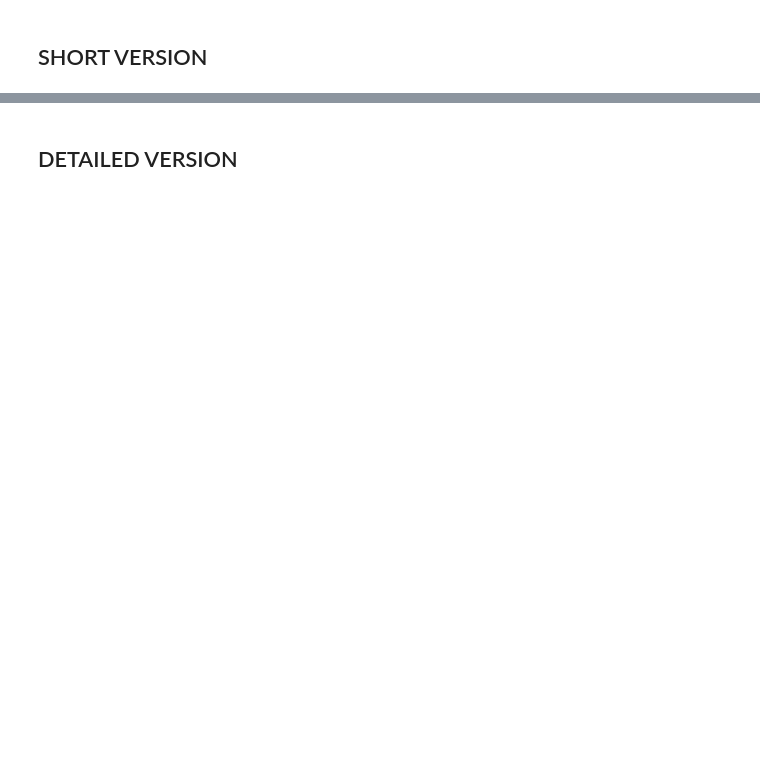
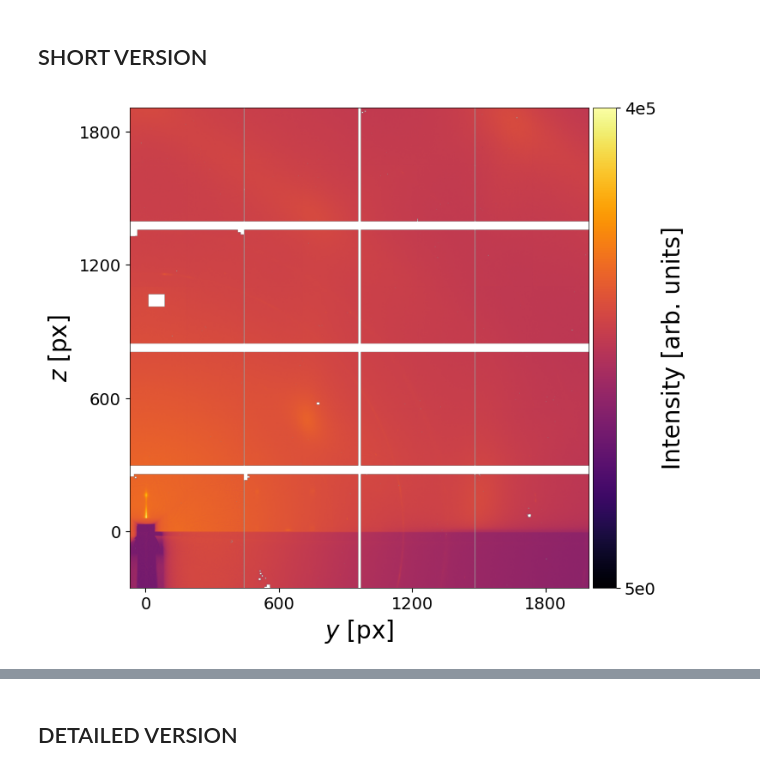
Before and after one commit to mlgid-project/pygid, a Jupyter notebook: example/pygid example.ipynb, the cells around one changed output, grey strips where cells are left out. Cells and saved outputs as stored; diff of their text form; code cells hidden in the pictures; blank space fills up the shorter version.

```diff
--- a/example/pygid example.ipynb
+++ b/example/pygid example.ipynb
@@ -2,62 +2,63 @@
 ## SHORT VERSION
 # %%
 import pygid
-params = pygid.ExpParams( poni_path = r'LaB6.poni',
-                         mask_path = r'mask.npy',
-                        fliplr = True, flipud = True, transp = False, ai = 0.07)
 
-matrix = pygid.CoordMaps(params, vert_positive = True, hor_positive =True, make_air_attenuation_corr=True)
+# Define file name, dataset and frame number
+data_path = r"eiger4m_0000_240124_PEN_DIP.edf"
+dataset = None
+frame_num = None
 
+poni_path = r'LaB6_2024_07_ESRF_ID10.poni'
+mask_path = r'mask_2024_07_ESRF_ID10.npy'
+
+# Create experimental metadata (optional)
 exp_metadata = pygid.ExpMetadata(
-          start_time = r"2021-03-29T15:51:41.343788",
+          start_time = r"2024-07-12T08:25:41Z",
+          end_time = r"2024-07-12T08:26:22Z",
           source_type = "synchrotron",
           source_name = "ESRF ID10",
-          detector = "eiger4m")
+          detector_name = "eiger4m",
+          instrument_name = "ID10"
+)
 
-data = {
-    "name": "241107_C60",
-    "structure": {
-        "stack": "air | C60 | SiOx | Si",
-        "materials": {
-            "C60": {
-                "name": "Buckminsterfullerene C60",
-                "thickness": 25,  #optional
-                "cif": "C60.cif",     #optional
-                "type": "gradient film" #optional /layer
-            },
-            "SiOx": {
-                "name": "native SiOx",
-                "thickness": 1,
-            },
-            "Si": {
-                "name": "Si wafer",
-            }
-        }
-    },
-    "preparation": "gradient thin film prepared by thermal evaporation",
-    "experimental_conditions": "standard conditions, on air"
-}
+# Load sample metadata from YAML file (optional)
+smpl_metadata = pygid.SampleMetadata(path_to_load="240124_PEN_DIP_metadata.yaml")
 
-smpl_metadata = pygid.SampleMetadata(path_to_save="sample.yaml", data=data)
+# Load PONI file
+params = pygid.ExpParams(poni_path=poni_path,
+                         mask_path=mask_path,
+                         fliplr=True, flipud=True, transp=False, ai=0.075)
+
+# Create coordinate maps instance based on the angle of incidence and experimental parameters
+matrix = pygid.CoordMaps(params, vert_positive=True, hor_positive=True)
+
+# Image loading
+analysis = pygid.Conversion(matrix=matrix, path=data_path, dataset=dataset, frame_num=frame_num)
 
 
+# Set plot parameters (optional)
+analysis.set_plot_defaults(axes_labelsize=20, figsize = (9, 7))
 
+# Plot raw image
+analysis.plot_img_raw()
 
-data_path = r"LaB6_0001.edf"
+# GID geometry
+# Conversion to cylindrical axes, plotting, saving
+q_xy, q_z, img = analysis.det2q_gid(
+    plot_result = True, # plot the result of conversion
+    clims = (600, 1e5), # image color limits
+    save_fig = True, path_to_save_fig = "240124_PEN_DIP_polar.png", # save the image
+    return_result = True, # return the result of conversion
+    save_result = True, path_to_save = "240124_PEN_DIP_result.h5", # save the result of conversion as HDF5 NXsas file
+    overwrite_file = False, # add to the existing file
+    exp_metadata = exp_metadata, smpl_metadata = smpl_metadata # save experimental and sample metadata
+)
+# q_abs, ang, img = analysis.det2pol_gid(plot_result = True)
+# q_rad, q_azim, img = analysis.det2pseudopol_gid(plot_result = True)
 
-analysis = pygid.Conversion(matrix = matrix, path = data_path, dataset = '/130.1/measurement/eiger4m', frame_num = 7)
-# analysis.plot_raw_image()
-
-## GID geometry
-analysis.det2q_gid(clims = (50, 1000), plot_result = True, return_result = False, multiprocessing = False, frame_num = None,
-                   save_fig = False, path_to_save_fig = "241113_DBTTF_HATCN_gid.png",
-                   save_result = True, path_to_save = "file_example.h5",
-                   overwrite_file = True, exp_metadata = exp_metadata, smpl_metadata=smpl_metadata)
-# analysis.det2pol_gid(plot_result = True)
-# analysis.det2pseudopol_gid(plot_result = True)
-
-# # Transmission geometry
-# analysis.det2q(plot_result = True)
-# analysis.det2pol(plot_result = True)
-# analysis.det2pseudopol_gid(plot_result = True)
+## Transmission geometry
+# q_xy, q_z, img  = analysis.det2q(plot_result = True, return_result = True)
+# q_abs, ang, img = analysis.det2pol(plot_result = True, return_result = True)
+# q_rad, q_azim, img = analysis.det2pseudopol_gid(plot_result = True, return_result = True)
 # %% [output]
+[figure, new version]
```
Also changed, not shown: parts of 18 cells of this notebook, 13 other files.
